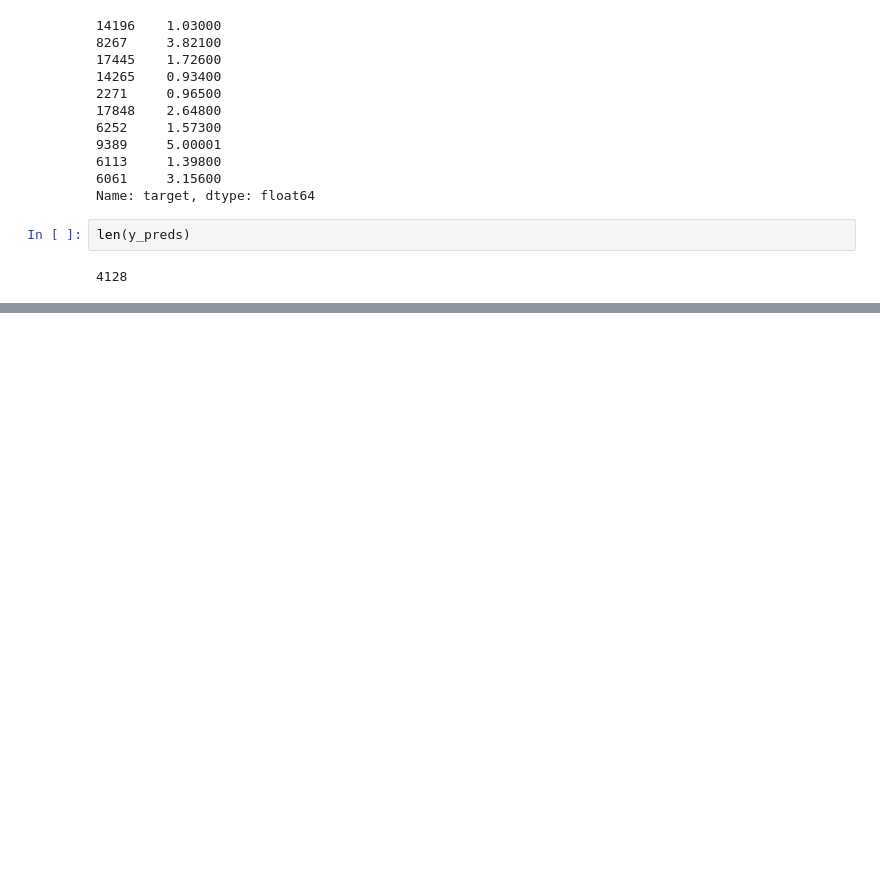
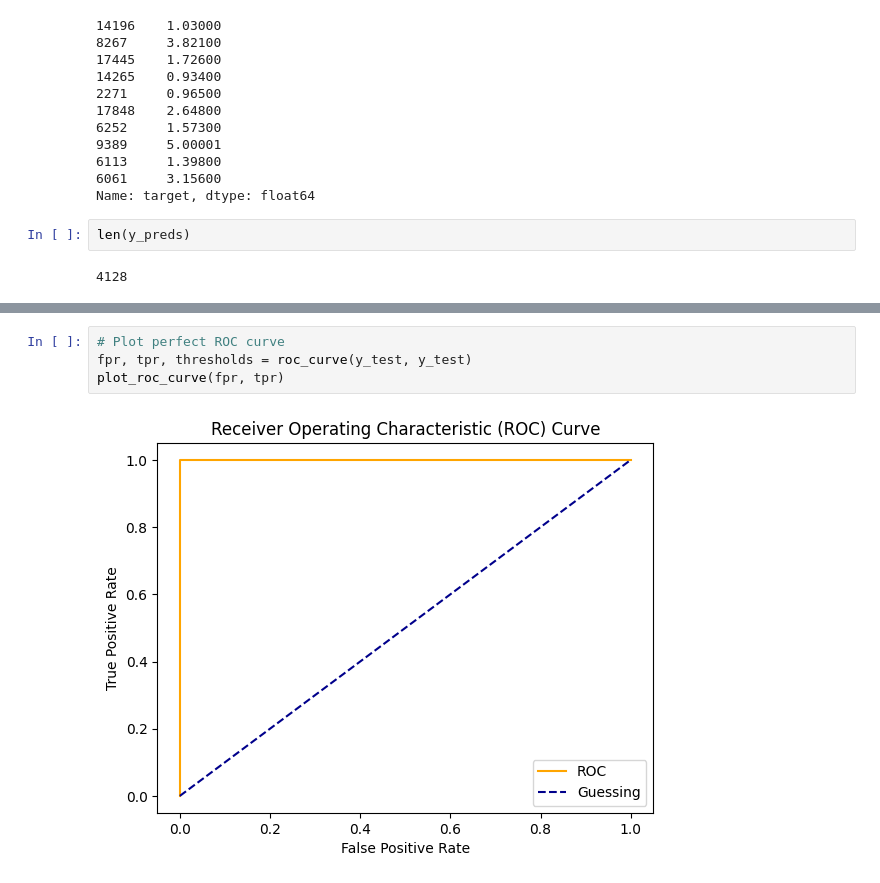
Before and after one commit to devyanshbatra/LINEAR-REGRESSION-MACHINE-LEARNING, a Jupyter notebook: Scikit_Learn_Classification_Workflow.ipynb, the cells around one changed output, grey strips where cells are left out. Saved outputs shown, nothing was run; the diff lists cells and outputs as text; blank space fills up the shorter version.

```diff
--- a/Scikit_Learn_Classification_Workflow.ipynb
+++ b/Scikit_Learn_Classification_Workflow.ipynb
@@ -623,0 +747,6 @@ len(y_preds)
+# %%
+# Plot perfect ROC curve
+fpr, tpr, thresholds = roc_curve(y_test, y_test)
+plot_roc_curve(fpr, tpr)
+# %% [output]
+[figure, added]
```
Also changed, not shown: parts of 11 cells of this notebook.
